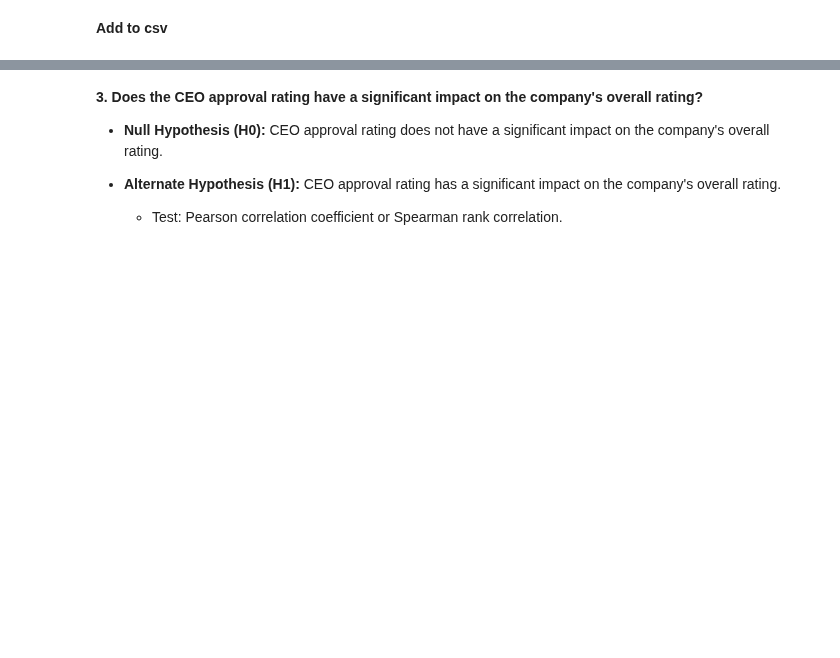
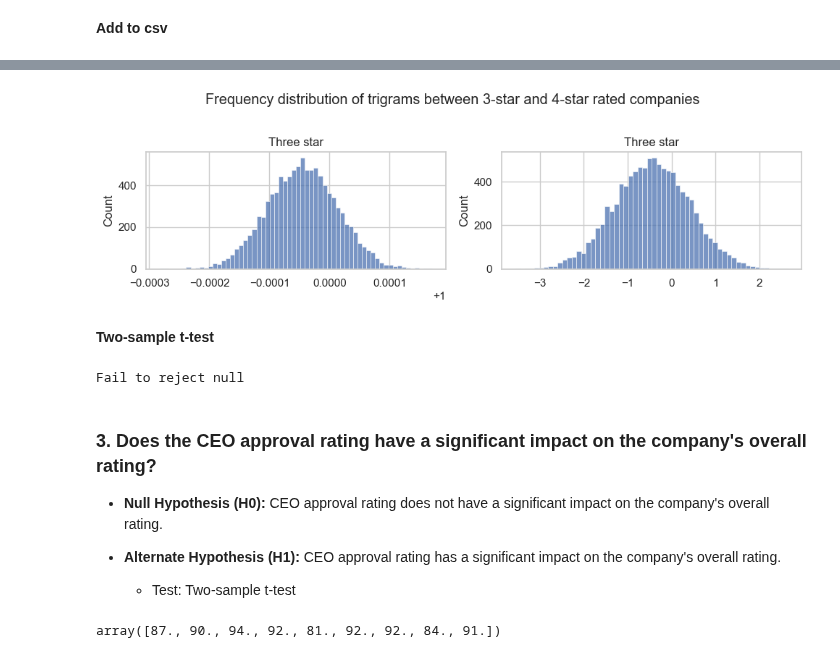
Before and after one commit to glassdoorstars/glassdoor-rating-predictions, a Jupyter notebook: trigram_stats_test.ipynb, the cells around one changed output, grey strips where cells are left out. Saved outputs shown, nothing was run; the diff lists cells and outputs as text; code cells hidden in the pictures; blank space fills up the shorter version.

```diff
--- a/trigram_stats_test.ipynb
+++ b/trigram_stats_test.ipynb
@@ -171,7 +266,44 @@ def Hypothesis_check(p_value, alpha = 0.05):
+# %%
+# Create a figure with one row and two columns of subplots
+fig, axs = plt.subplots(nrows=1, ncols=2, figsize=(10, 3))
+
+# Plot the first scatterplot on the first subplot and set title and labels
+sns.histplot(three_star_pros_dist, ax=axs[0])
+axs[0].set_title("Three star")
+# axs[0].set_ylabel("Distribution")
+# axs[0].set_xlabel("Sentiment")
+
+# Plot the second scatterplot on the second subplot and set title and labels
+sns.histplot(three_star_cons_dist, ax=axs[1])
+axs[1].set_title("Three star")
+# axs[1].set_ylabel("Distribution")
+# axs[1].set_xlabel("Sentiment")
+
+# Add a main title for the entire figure
+plt.suptitle("Frequency distribution of trigrams between 3-star and 4-star rated companies", y=1.02)
+
+# Show the plots
+plt.tight_layout()
+plt.show()
+# %% [output]
+[figure, added]
+# %% [markdown]
+**Two-sample t-test**
+# %%
+statistic, p_value = stats.ttest_ind(three_star_count.mean(),four_star_count.mean())
+Hypothesis_check_double_side_ttest(p_value, statistic)
+# %% [output]
+Fail to reject null
 # %% [markdown]
-**3. Does the CEO approval rating have a significant impact on the company's overall rating?**
+### 3. Does the CEO approval rating have a significant impact on the company's overall rating?
 
 - **Null Hypothesis (H0):** CEO approval rating does not have a significant impact on the company's overall rating.
 - **Alternate Hypothesis (H1):** CEO approval rating has a significant impact on the company's overall rating.
 
-   - Test: Pearson correlation coefficient or Spearman rank correlation.
+   - Test: Two-sample t-test
+# %%
+three_star_ceo = train.ceo_approval[train.binned_rating == "Three"].values
+four_star_ceo = train.ceo_approval[train.binned_rating == "Four"].values
+four_star_ceo[:9]
+# %% [output]
+array([87., 90., 94., 92., 81., 92., 92., 84., 91.])
```
Also changed, not shown: parts of 69 cells of this notebook, 1 other file.
